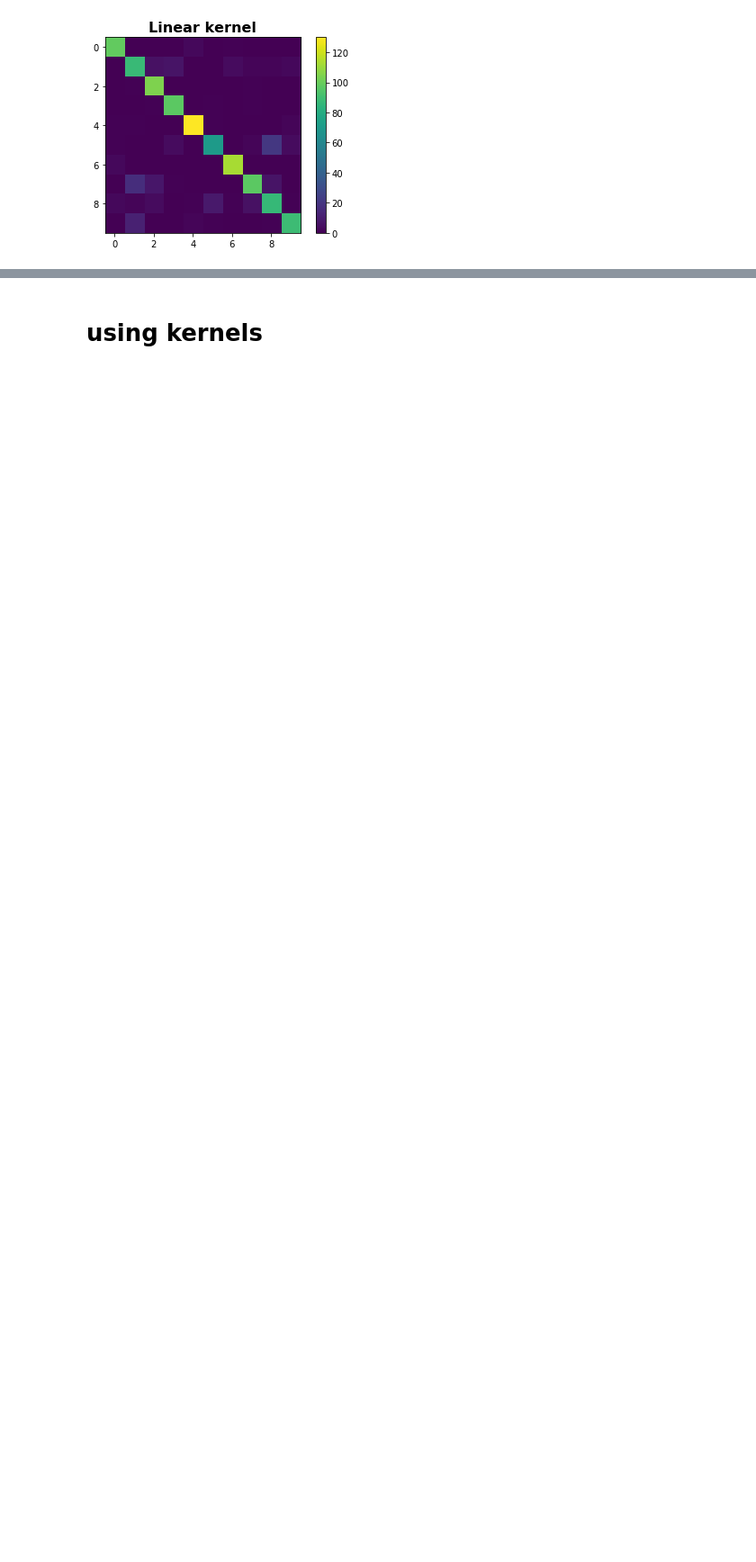
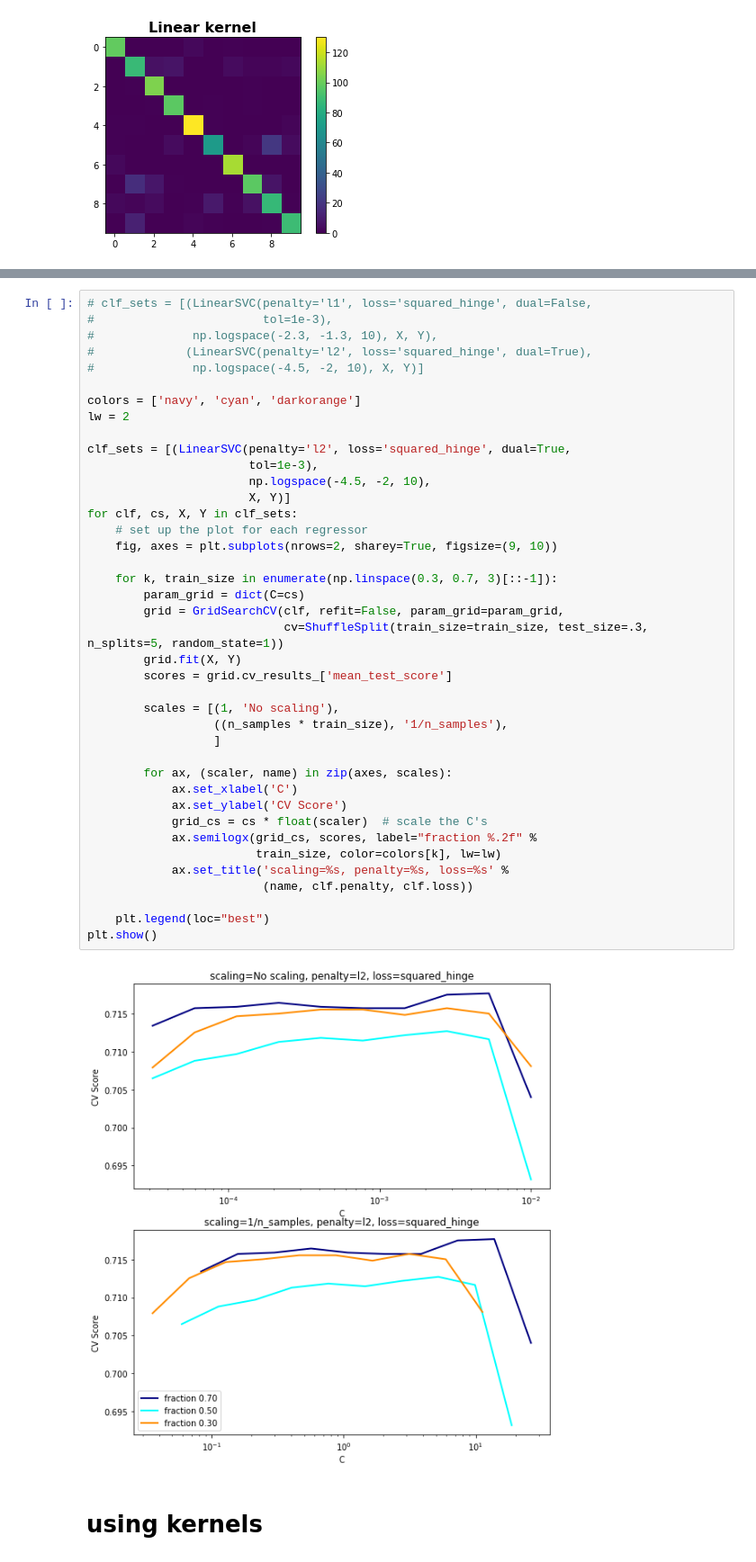
Before and after one commit to MaryZolfaghar/HandWrittenDigitPrediction, a Jupyter notebook: jupyters/tinkering_datasets.ipynb, the cells around one changed output, grey strips where cells are left out. Shown at 90% size. Cells and saved outputs as stored; diff of their text form; blank space fills up the shorter version.

```diff
--- a/jupyters/tinkering_datasets.ipynb
+++ b/jupyters/tinkering_datasets.ipynb
@@ -88,3 +285,45 @@ weighted avg       0.87      0.87      0.87      1125
+# %%
+# clf_sets = [(LinearSVC(penalty='l1', loss='squared_hinge', dual=False,
+#                        tol=1e-3),
+#              np.logspace(-2.3, -1.3, 10), X, Y),
+#             (LinearSVC(penalty='l2', loss='squared_hinge', dual=True),
+#              np.logspace(-4.5, -2, 10), X, Y)]
+
+colors = ['navy', 'cyan', 'darkorange']
+lw = 2
+
+clf_sets = [(LinearSVC(penalty='l2', loss='squared_hinge', dual=True,
+                       tol=1e-3),
+                       np.logspace(-4.5, -2, 10),
+                       X, Y)]
+for clf, cs, X, Y in clf_sets:
+    # set up the plot for each regressor
+    fig, axes = plt.subplots(nrows=2, sharey=True, figsize=(9, 10))
+
+    for k, train_size in enumerate(np.linspace(0.3, 0.7, 3)[::-1]):
+        param_grid = dict(C=cs)
+        grid = GridSearchCV(clf, refit=False, param_grid=param_grid,
+                            cv=ShuffleSplit(train_size=train_size, test_size=.3, n_splits=5, random_state=1))
+        grid.fit(X, Y)
+        scores = grid.cv_results_['mean_test_score']
+
+        scales = [(1, 'No scaling'),
+                  ((n_samples * train_size), '1/n_samples'),
+                  ]
+
+        for ax, (scaler, name) in zip(axes, scales):
+            ax.set_xlabel('C')
+            ax.set_ylabel('CV Score')
+            grid_cs = cs * float(scaler)  # scale the C's
+            ax.semilogx(grid_cs, scores, label="fraction %.2f" %
+                        train_size, color=colors[k], lw=lw)
+            ax.set_title('scaling=%s, penalty=%s, loss=%s' %
+                         (name, clf.penalty, clf.loss))
+
+    plt.legend(loc="best")
+plt.show()
+# %% [output]
+[figure, added]
 # %% [markdown]
 # using kernels
 # %%
```
Also changed, not shown: parts of 13 cells of this notebook, 6 other files.
